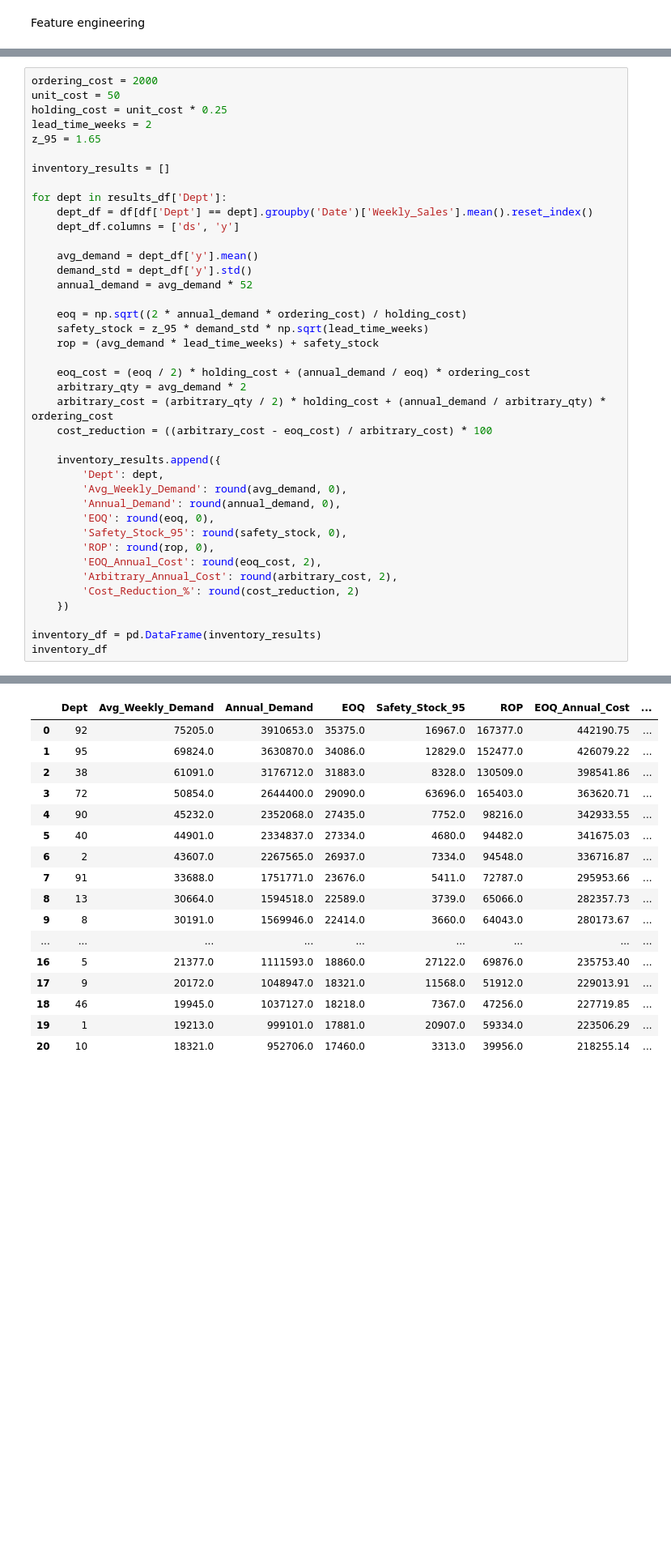
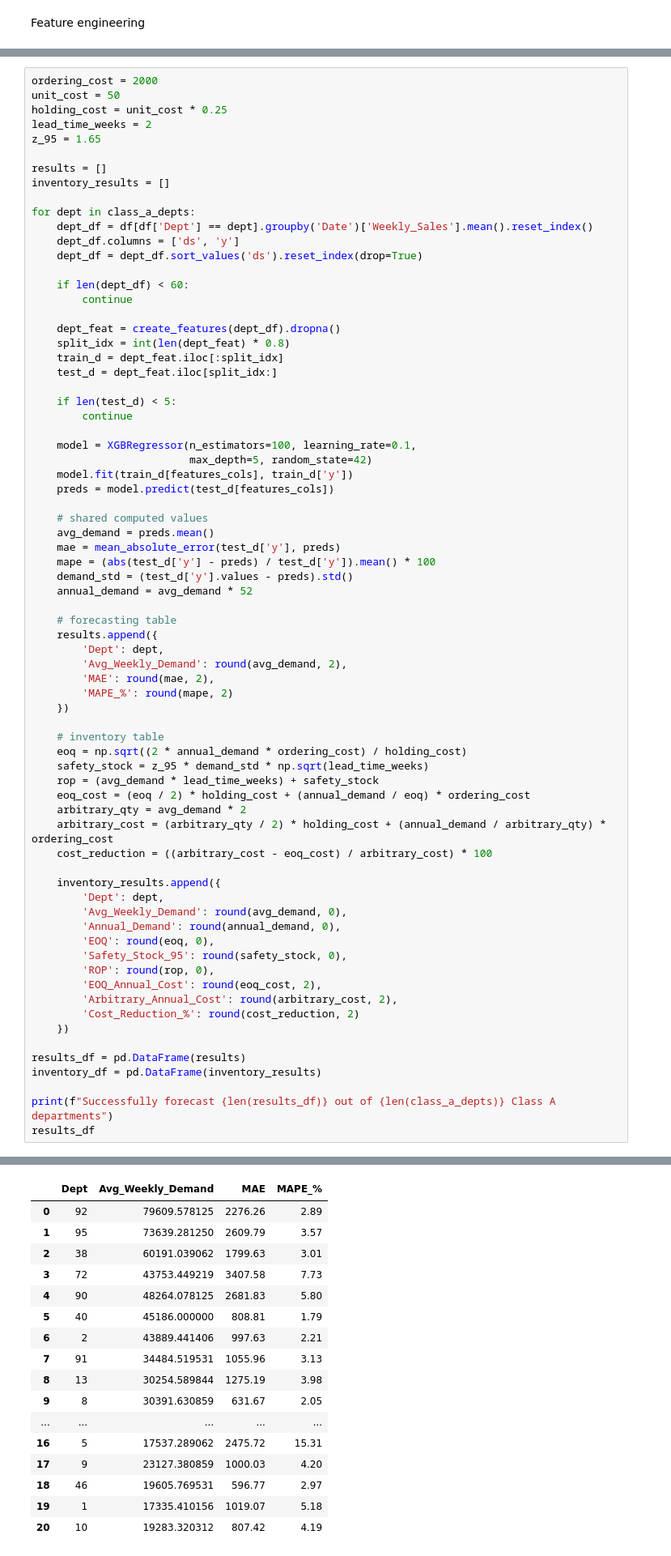
Before and after one commit to sakshibwahah/demand-forecasting-sc, a Jupyter notebook: notebooks/05_multi_sku_forecast.ipynb, the cells around one changed output, grey strips where cells are left out. Shown at 81% size. Drawn from its saved outputs; the diff is of its cells as text; blank space fills up the shorter version.

```diff
--- a/notebooks/05_multi_sku_forecast.ipynb
+++ b/notebooks/05_multi_sku_forecast.ipynb
@@ -113,20 +52,49 @@ holding_cost = unit_cost * 0.25
 lead_time_weeks = 2
 z_95 = 1.65
 
+results = []
 inventory_results = []
 
-for dept in results_df['Dept']:
+for dept in class_a_depts:
     dept_df = df[df['Dept'] == dept].groupby('Date')['Weekly_Sales'].mean().reset_index()
     dept_df.columns = ['ds', 'y']
+    dept_df = dept_df.sort_values('ds').reset_index(drop=True)
 
-    avg_demand = dept_df['y'].mean()
-    demand_std = dept_df['y'].std()
+    if len(dept_df) < 60:
+        continue
+
+    dept_feat = create_features(dept_df).dropna()
+    split_idx = int(len(dept_feat) * 0.8)
+    train_d = dept_feat.iloc[:split_idx]
+    test_d = dept_feat.iloc[split_idx:]
+
+    if len(test_d) < 5:
+        continue
+
+    model = XGBRegressor(n_estimators=100, learning_rate=0.1,
+                         max_depth=5, random_state=42)
+    model.fit(train_d[features_cols], train_d['y'])
+    preds = model.predict(test_d[features_cols])
+
+    # shared computed values
+    avg_demand = preds.mean()
+    mae = mean_absolute_error(test_d['y'], preds)
+    mape = (abs(test_d['y'] - preds) / test_d['y']).mean() * 100
+    demand_std = (test_d['y'].values - preds).std()
     annual_demand = avg_demand * 52
 
+    # forecasting table
+    results.append({
+        'Dept': dept,
+        'Avg_Weekly_Demand': round(avg_demand, 2),
+        'MAE': round(mae, 2),
+        'MAPE_%': round(mape, 2)
+    })
+
+    # inventory table
     eoq = np.sqrt((2 * annual_demand * ordering_cost) / holding_cost)
     safety_stock = z_95 * demand_std * np.sqrt(lead_time_weeks)
     rop = (avg_demand * lead_time_weeks) + safety_stock
-
     eoq_cost = (eoq / 2) * holding_cost + (annual_demand / eoq) * ordering_cost
     arbitrary_qty = avg_demand * 2
     arbitrary_cost = (arbitrary_qty / 2) * holding_cost + (annual_demand / arbitrary_qty) * ordering_cost
@@ -144,6 +112,9 @@ for dept in results_df['Dept']:
         'Cost_Reduction_%': round(cost_reduction, 2)
     })
 
+results_df = pd.DataFrame(results)
 inventory_df = pd.DataFrame(inventory_results)
-inventory_df
+
+print(f"Successfully forecast {len(results_df)} out of {len(class_a_depts)} Class A departments")
+results_df
 # %% [output]
@@ -150,17 +122,17 @@ inventory_df
-|  | Dept | Avg_Weekly_Demand | Annual_Demand | EOQ | Safety_Stock_95 | ROP | EOQ_Annual_Cost | ... |
-| 0 | 92 | 75205.0 | 3910653.0 | 35375.0 | 16967.0 | 167377.0 | 442190.75 | ... |
-| 1 | 95 | 69824.0 | 3630870.0 | 34086.0 | 12829.0 | 152477.0 | 426079.22 | ... |
-| 2 | 38 | 61091.0 | 3176712.0 | 31883.0 | 8328.0 | 130509.0 | 398541.86 | ... |
-| 3 | 72 | 50854.0 | 2644400.0 | 29090.0 | 63696.0 | 165403.0 | 363620.71 | ... |
-| 4 | 90 | 45232.0 | 2352068.0 | 27435.0 | 7752.0 | 98216.0 | 342933.55 | ... |
-| 5 | 40 | 44901.0 | 2334837.0 | 27334.0 | 4680.0 | 94482.0 | 341675.03 | ... |
-| 6 | 2 | 43607.0 | 2267565.0 | 26937.0 | 7334.0 | 94548.0 | 336716.87 | ... |
-| 7 | 91 | 33688.0 | 1751771.0 | 23676.0 | 5411.0 | 72787.0 | 295953.66 | ... |
-| 8 | 13 | 30664.0 | 1594518.0 | 22589.0 | 3739.0 | 65066.0 | 282357.73 | ... |
-| 9 | 8 | 30191.0 | 1569946.0 | 22414.0 | 3660.0 | 64043.0 | 280173.67 | ... |
-| ... | ... | ... | ... | ... | ... | ... | ... | ... |
-| 16 | 5 | 21377.0 | 1111593.0 | 18860.0 | 27122.0 | 69876.0 | 235753.40 | ... |
-| 17 | 9 | 20172.0 | 1048947.0 | 18321.0 | 11568.0 | 51912.0 | 229013.91 | ... |
-| 18 | 46 | 19945.0 | 1037127.0 | 18218.0 | 7367.0 | 47256.0 | 227719.85 | ... |
-| 19 | 1 | 19213.0 | 999101.0 | 17881.0 | 20907.0 | 59334.0 | 223506.29 | ... |
-| 20 | 10 | 18321.0 | 952706.0 | 17460.0 | 3313.0 | 39956.0 | 218255.14 | ... |
+|  | Dept | Avg_Weekly_Demand | MAE | MAPE_% |
+| 0 | 92 | 79609.578125 | 2276.26 | 2.89 |
+| 1 | 95 | 73639.281250 | 2609.79 | 3.57 |
+| 2 | 38 | 60191.039062 | 1799.63 | 3.01 |
+| 3 | 72 | 43753.449219 | 3407.58 | 7.73 |
+| 4 | 90 | 48264.078125 | 2681.83 | 5.80 |
+| 5 | 40 | 45186.000000 | 808.81 | 1.79 |
+| 6 | 2 | 43889.441406 | 997.63 | 2.21 |
+| 7 | 91 | 34484.519531 | 1055.96 | 3.13 |
+| 8 | 13 | 30254.589844 | 1275.19 | 3.98 |
+| 9 | 8 | 30391.630859 | 631.67 | 2.05 |
+| ... | ... | ... | ... | ... |
+| 16 | 5 | 17537.289062 | 2475.72 | 15.31 |
+| 17 | 9 | 23127.380859 | 1000.03 | 4.20 |
+| 18 | 46 | 19605.769531 | 596.77 | 2.97 |
+| 19 | 1 | 17335.410156 | 1019.07 | 5.18 |
+| 20 | 10 | 19283.320312 | 807.42 | 4.19 |
```
Also changed, not shown: parts of 7 cells of this notebook, 4 other files.
